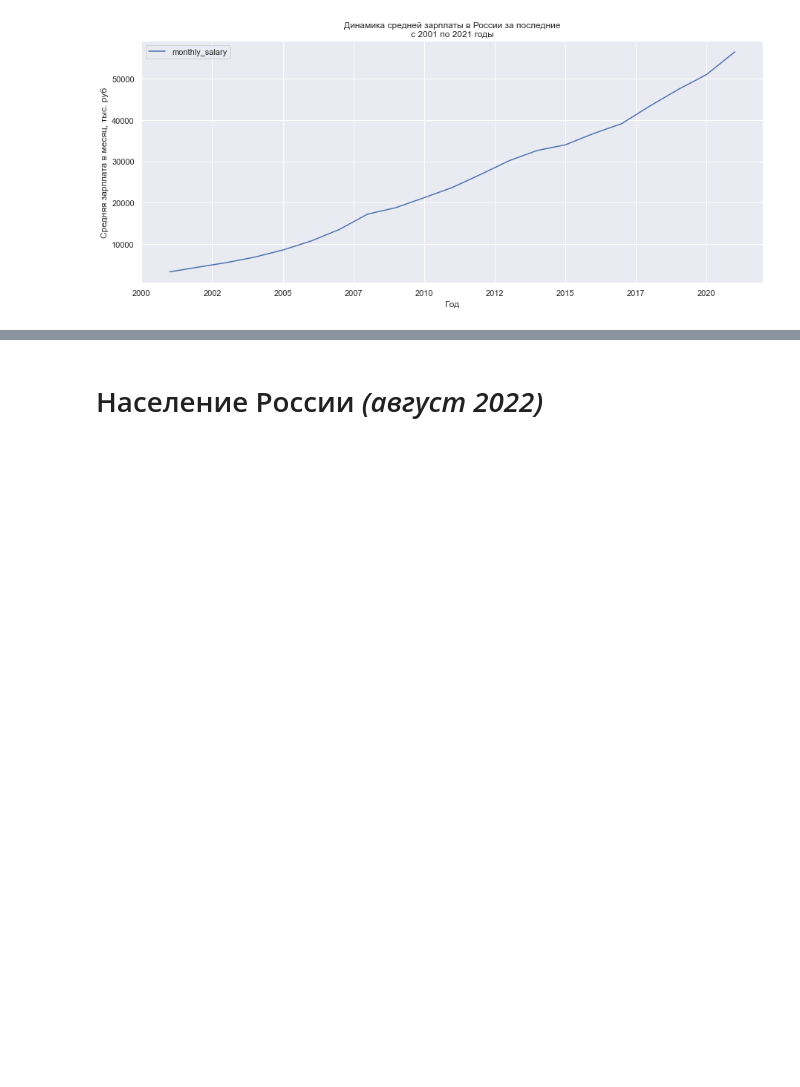
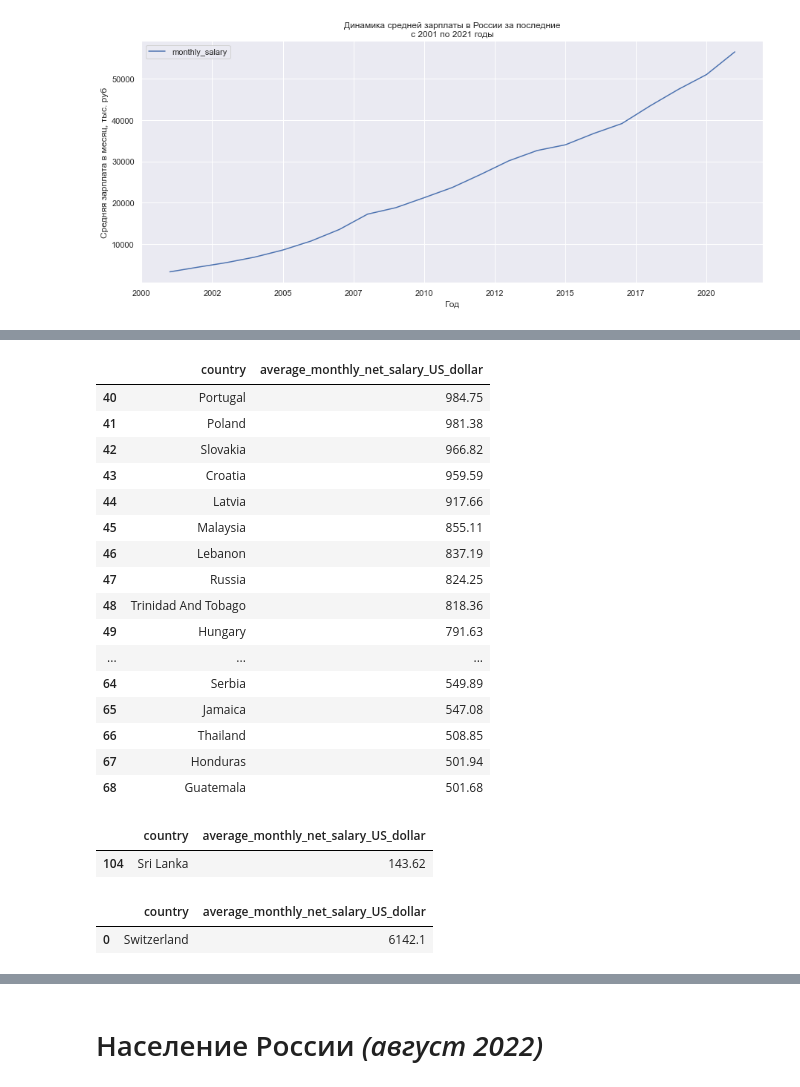
Before and after one commit to ybezginova2016/economics_2022, a Jupyter notebook: economics_2022.ipynb, the cells around one changed output, grey strips where cells are left out. Drawn from its saved outputs; the diff is of its cells as text; code cells hidden in the pictures; blank space fills up the shorter version.

```diff
--- a/economics_2022.ipynb
+++ b/economics_2022.ipynb
@@ -462,0 +564,30 @@ ax.xaxis.set_major_formatter(matplotlib.ticker.FormatStrFormatter('%d')) # уб
+# %%
+world_salary.query('average_monthly_net_salary_US_dollar >= 500 and average_monthly_net_salary_US_dollar < 1000').sort_values(ascending=False, by='average_monthly_net_salary_US_dollar')
+# %% [output]
+|  | country | average_monthly_net_salary_US_dollar |
+| 40 | Portugal | 984.75 |
+| 41 | Poland | 981.38 |
+| 42 | Slovakia | 966.82 |
+| 43 | Croatia | 959.59 |
+| 44 | Latvia | 917.66 |
+| 45 | Malaysia | 855.11 |
+| 46 | Lebanon | 837.19 |
+| 47 | Russia | 824.25 |
+| 48 | Trinidad And Tobago | 818.36 |
+| 49 | Hungary | 791.63 |
+| ... | ... | ... |
+| 64 | Serbia | 549.89 |
+| 65 | Jamaica | 547.08 |
+| 66 | Thailand | 508.85 |
+| 67 | Honduras | 501.94 |
+| 68 | Guatemala | 501.68 |
+# %%
+world_salary.query('average_monthly_net_salary_US_dollar == average_monthly_net_salary_US_dollar.min()')
+# %% [output]
+|  | country | average_monthly_net_salary_US_dollar |
+| 104 | Sri Lanka | 143.62 |
+# %%
+world_salary.query('average_monthly_net_salary_US_dollar == average_monthly_net_salary_US_dollar.max()')
+# %% [output]
+|  | country | average_monthly_net_salary_US_dollar |
+| 0 | Switzerland | 6142.1 |
```
Also changed, not shown: parts of 16 cells of this notebook, 1 other file.
